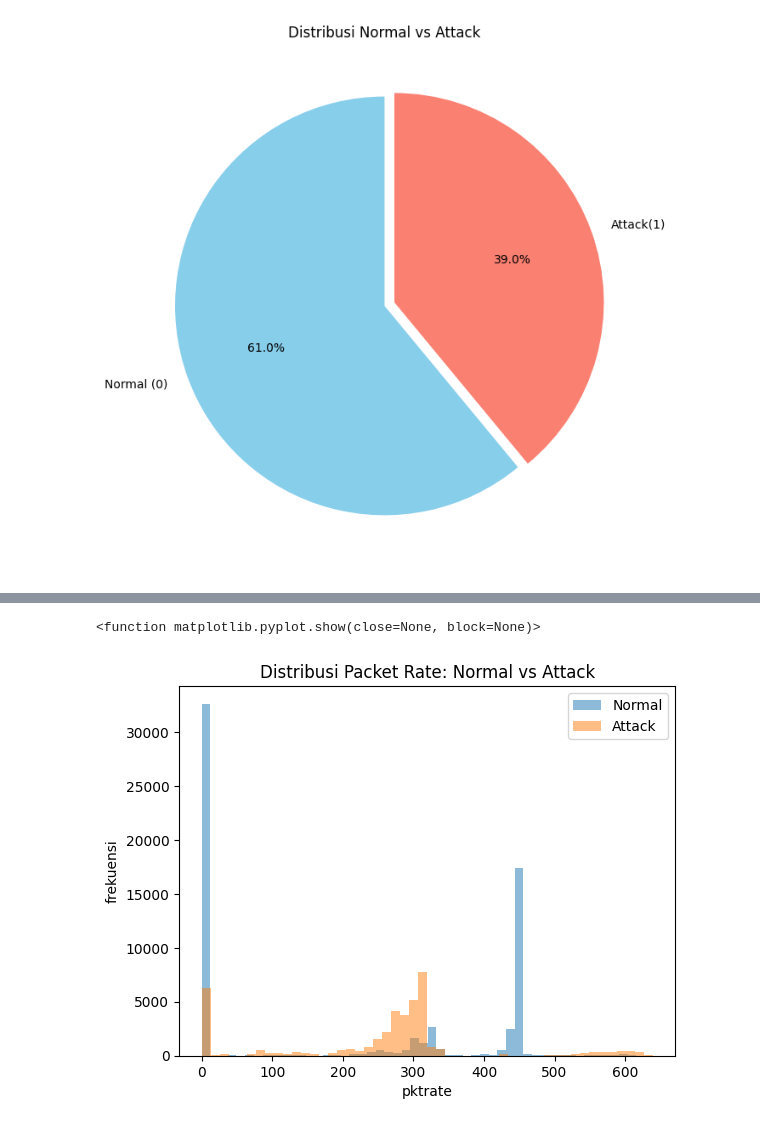
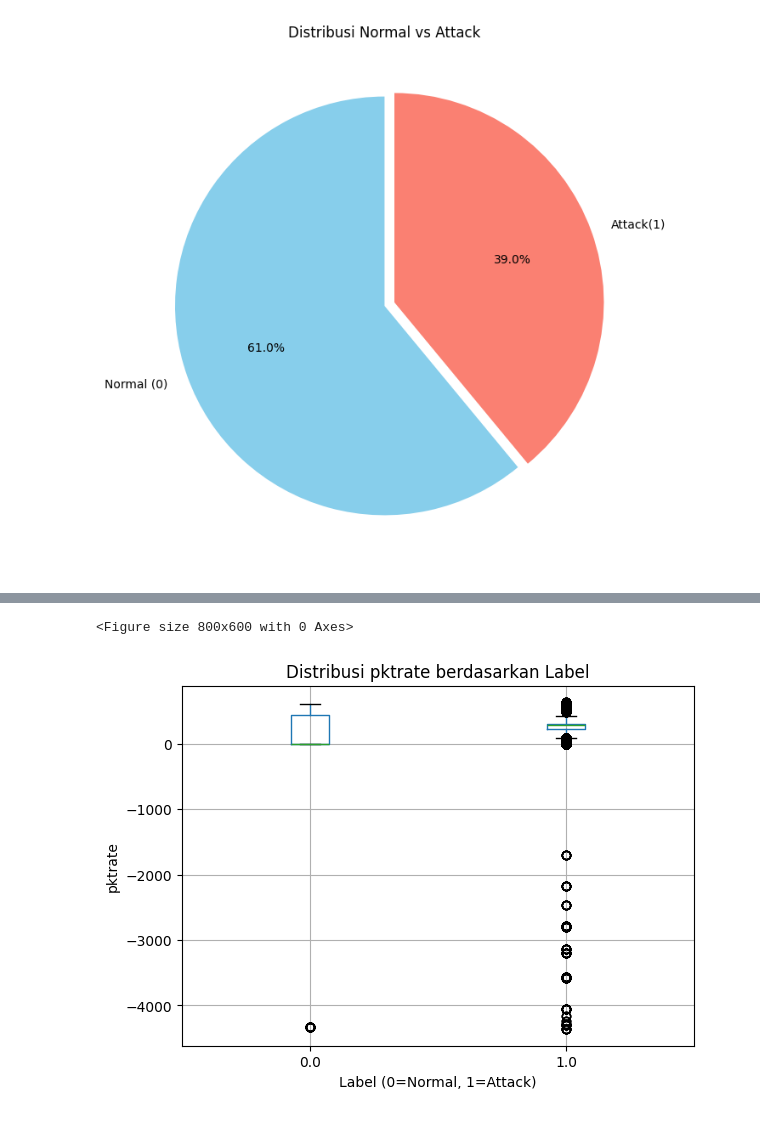
Before and after one commit to andiubaid09/Exploratory-Data-Analysis, a Jupyter notebook: Network Flow IoT/eda_network-flow.ipynb, the cells around one changed output, grey strips where cells are left out. Drawn from its saved outputs; the diff is of its cells as text; code cells hidden in the pictures.

```diff
--- a/Network Flow IoT/eda_network-flow.ipynb
+++ b/Network Flow IoT/eda_network-flow.ipynb
@@ -441,13 +432,11 @@ Normal
 # %%
-import matplotlib.pyplot as plt
-
-plt.hist(Normal['pktrate'], bins=50, alpha=0.5, label='Normal')
-plt.hist(Attack['pktrate'], bins=50, alpha=0.5, label='Attack')
-plt.legend()
-plt.xlabel('pktrate')
-plt.ylabel('frekuensi')
-plt.title('Distribusi Packet Rate: Normal vs Attack')
-plt.show
+plt.figure(figsize=(8,6))
+df.boxplot(column='pktrate', by='label')
+plt.title('Distribusi pktrate berdasarkan Label')
+plt.suptitle('')  # Hilangkan judul tambahan bawaan pandas
+plt.xlabel('Label (0=Normal, 1=Attack)')
+plt.ylabel('pktrate')
+plt.show()
 # %% [output]
-<function matplotlib.pyplot.show(close=None, block=None)>
+<Figure size 800x600 with 0 Axes>
-[figure, old version]
+[figure, new version]
```
Also changed, not shown: parts of 7 cells of this notebook.
